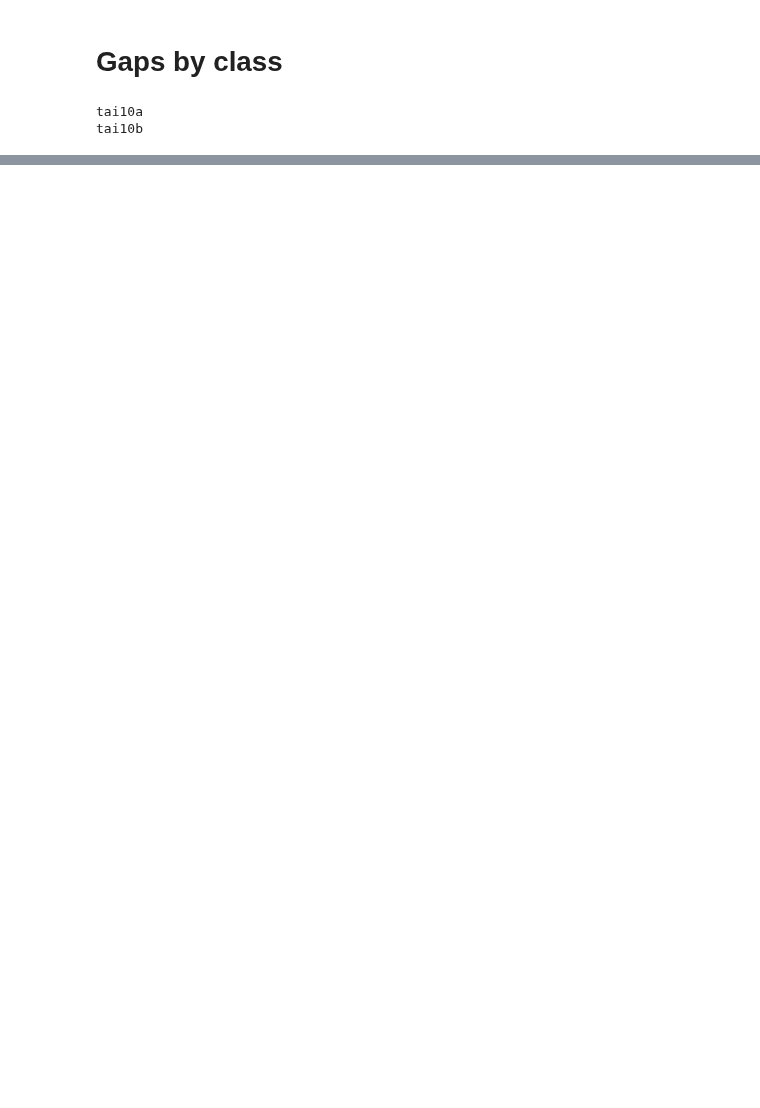
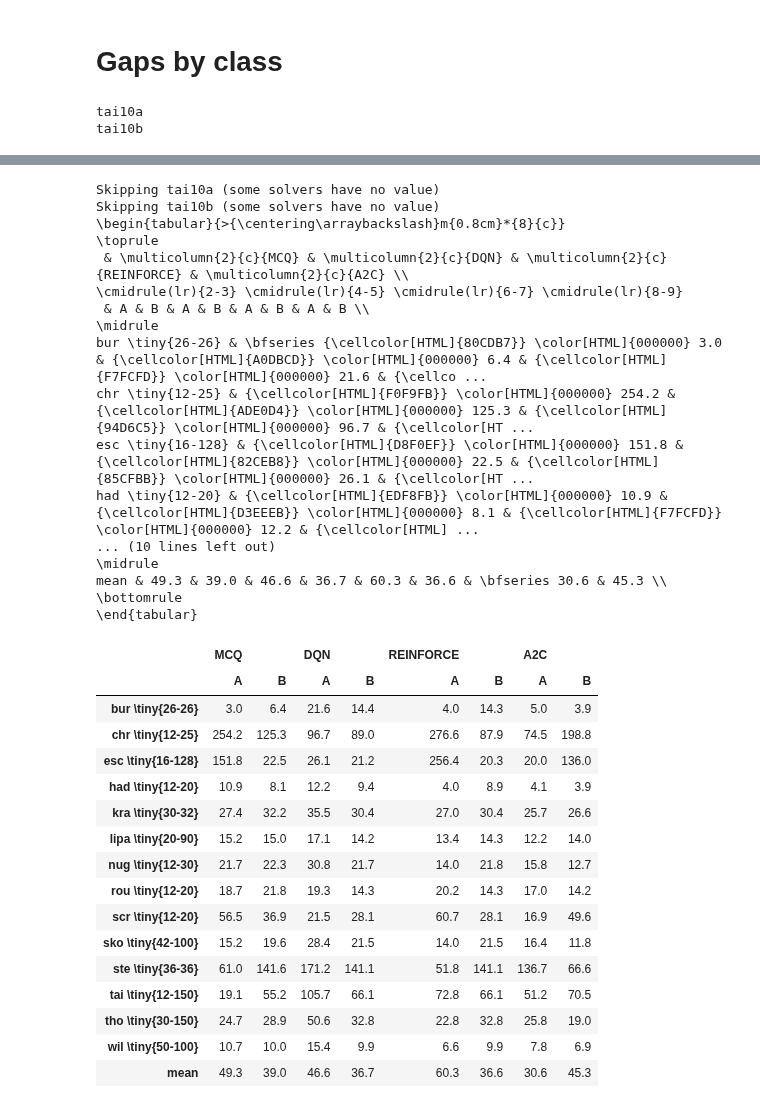
Before and after one commit to timgott/DeepQAP, a Jupyter notebook: evaluation/qaplib_evaluation.ipynb, the cells around one changed output, grey strips where cells are left out. Cells and saved outputs as stored; diff of their text form; code cells hidden in the pictures; blank space fills up the shorter version.

```diff
--- a/evaluation/qaplib_evaluation.ipynb
+++ b/evaluation/qaplib_evaluation.ipynb
@@ -473,7 +420,7 @@ def results_by_qap(results_by_solver):
     return dict(out)
 # %%
 benchmark = 'known'
-compare = ['ngm_g5k', 'a2c_sm']
+compare = ['ngm_g5k', 'a2c_sm', 'a2c_m']
 count_by_solver = defaultdict(lambda: 0)
 for qap, results in results_by_qap(qaplib_results).items():
     # Skip qaps where one of the solvers has no result
@@ -537,7 +484,6 @@ rgm_results_by_class = {
     'tai': 0.173,
     'tho': 0.207,
     'wil': 0.081,
-    'els': math.inf
 }
 # %%
 import re
@@ -547,5 +493,7 @@ def get_qaplib_class(name):
 qap_classes = defaultdict(list)
 for qap in generators["qaplib_all_150_normalized"].test_set():
     qap_classes[get_qaplib_class(qap.name)].append(qap)
+del qap_classes["els"]
+qap_classes = dict(qap_classes)
 # %%
 def gaps_by_class(solvers, reference="known", qap_size=64):
@@ -600,0 +760,56 @@ faq mean: 9.93
+# %%
+df = class_gaps_df(*gaps_by_class(["mcq_sm", "mcq_m", "dqn_sm", "dqn_m", "rf", "rf_m", "a2c_sm", "a2c_m"], qap_size=64))
+mirror_labels = {
+    "mcq_sm": ("MCQ", "A"),
+    "mcq_m": ("MCQ", "B"),
+    "dqn_sm": ("DQN", "A"),
+    "dqn_m": ("DQN", "B"),
+    "rf": ("REINFORCE", "A"),
+    "rf_m": ("REINFORCE", "B"),
+    "a2c_sm": ("A2C", "A"),
+    "a2c_m": ("A2C", "B"),
+}
+df.columns = pd.MultiIndex.from_tuples([mirror_labels[c] for c in df.columns])
+s = highlight_df(df,gradient=True).format(precision=1)#.background_gradient(axis=1, cmap="Blues_r")
+column_format = ">{\\centering\\arraybackslash}m{0.8cm}*{"+str(len(df.columns))+"}{c}"
+latex = s.to_latex(convert_css=True,hrules=True, multicol_align="c", column_format=column_format)
+latex = insert_line(latex, '\\cmidrule(lr){2-3} \\cmidrule(lr){4-5} \\cmidrule(lr){6-7} \\cmidrule(lr){8-9} ', 3)
+latex = insert_line(latex, '\\midrule', -3)
+save_str(table_path / "mirror_comparison.tex", latex)
+print(latex)
+s
+# %% [output]
+Skipping tai10a (some solvers have no value)
+Skipping tai10b (some solvers have no value)
+\begin{tabular}{>{\centering\arraybackslash}m{0.8cm}*{8}{c}}
+\toprule
+ & \multicolumn{2}{c}{MCQ} & \multicolumn{2}{c}{DQN} & \multicolumn{2}{c}{REINFORCE} & \multicolumn{2}{c}{A2C} \\
+\cmidrule(lr){2-3} \cmidrule(lr){4-5} \cmidrule(lr){6-7} \cmidrule(lr){8-9}
+ & A & B & A & B & A & B & A & B \\
+\midrule
+bur \tiny{26-26} & \bfseries {\cellcolor[HTML]{80CDB7}} \color[HTML]{000000} 3.0 & {\cellcolor[HTML]{A0DBCD}} \color[HTML]{000000} 6.4 & {\cellcolor[HTML]{F7FCFD}} \color[HTML]{000000} 21.6 & {\cellco ...
+chr \tiny{12-25} & {\cellcolor[HTML]{F0F9FB}} \color[HTML]{000000} 254.2 & {\cellcolor[HTML]{ADE0D4}} \color[HTML]{000000} 125.3 & {\cellcolor[HTML]{94D6C5}} \color[HTML]{000000} 96.7 & {\cellcolor[HT ...
+esc \tiny{16-128} & {\cellcolor[HTML]{D8F0EF}} \color[HTML]{000000} 151.8 & {\cellcolor[HTML]{82CEB8}} \color[HTML]{000000} 22.5 & {\cellcolor[HTML]{85CFBB}} \color[HTML]{000000} 26.1 & {\cellcolor[HT ...
+had \tiny{12-20} & {\cellcolor[HTML]{EDF8FB}} \color[HTML]{000000} 10.9 & {\cellcolor[HTML]{D3EEEB}} \color[HTML]{000000} 8.1 & {\cellcolor[HTML]{F7FCFD}} \color[HTML]{000000} 12.2 & {\cellcolor[HTML] ...
+... (10 lines left out)
+\midrule
+mean & 49.3 & 39.0 & 46.6 & 36.7 & 60.3 & 36.6 & \bfseries 30.6 & 45.3 \\
+\bottomrule
+\end{tabular}
+|  | MCQ |  | DQN |  | REINFORCE |  | A2C |  |
+|  | A | B | A | B | A | B | A | B |
+| bur \tiny{26-26} | 3.0 | 6.4 | 21.6 | 14.4 | 4.0 | 14.3 | 5.0 | 3.9 |
+| chr \tiny{12-25} | 254.2 | 125.3 | 96.7 | 89.0 | 276.6 | 87.9 | 74.5 | 198.8 |
+| esc \tiny{16-128} | 151.8 | 22.5 | 26.1 | 21.2 | 256.4 | 20.3 | 20.0 | 136.0 |
+| had \tiny{12-20} | 10.9 | 8.1 | 12.2 | 9.4 | 4.0 | 8.9 | 4.1 | 3.9 |
+| kra \tiny{30-32} | 27.4 | 32.2 | 35.5 | 30.4 | 27.0 | 30.4 | 25.7 | 26.6 |
+| lipa \tiny{20-90} | 15.2 | 15.0 | 17.1 | 14.2 | 13.4 | 14.3 | 12.2 | 14.0 |
+| nug \tiny{12-30} | 21.7 | 22.3 | 30.8 | 21.7 | 14.0 | 21.8 | 15.8 | 12.7 |
+| rou \tiny{12-20} | 18.7 | 21.8 | 19.3 | 14.3 | 20.2 | 14.3 | 17.0 | 14.2 |
+| scr \tiny{12-20} | 56.5 | 36.9 | 21.5 | 28.1 | 60.7 | 28.1 | 16.9 | 49.6 |
+| sko \tiny{42-100} | 15.2 | 19.6 | 28.4 | 21.5 | 14.0 | 21.5 | 16.4 | 11.8 |
+| ste \tiny{36-36} | 61.0 | 141.6 | 171.2 | 141.1 | 51.8 | 141.1 | 136.7 | 66.6 |
+| tai \tiny{12-150} | 19.1 | 55.2 | 105.7 | 66.1 | 72.8 | 66.1 | 51.2 | 70.5 |
+| tho \tiny{30-150} | 24.7 | 28.9 | 50.6 | 32.8 | 22.8 | 32.8 | 25.8 | 19.0 |
+| wil \tiny{50-100} | 10.7 | 10.0 | 15.4 | 9.9 | 6.6 | 9.9 | 7.8 | 6.9 |
+| mean | 49.3 | 39.0 | 46.6 | 36.7 | 60.3 | 36.6 | 30.6 | 45.3 |
```
Also changed, not shown: parts of 25 cells of this notebook.
